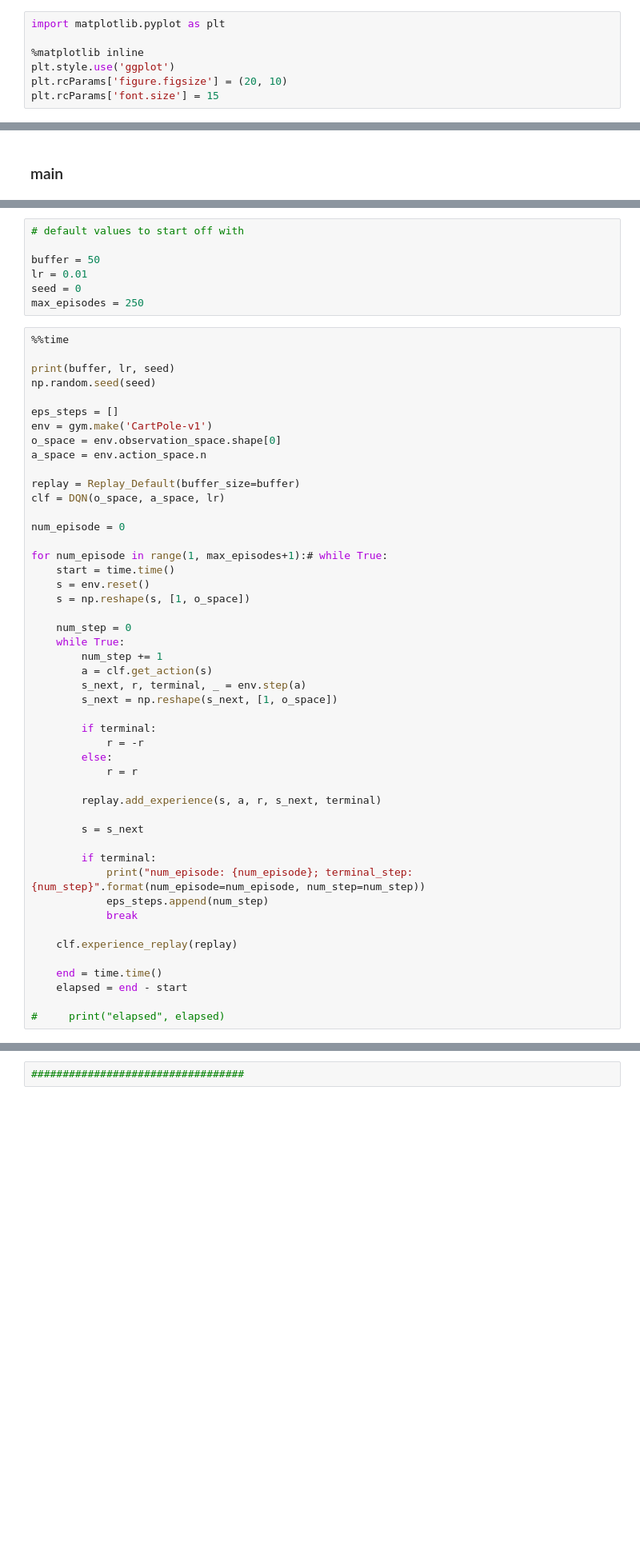
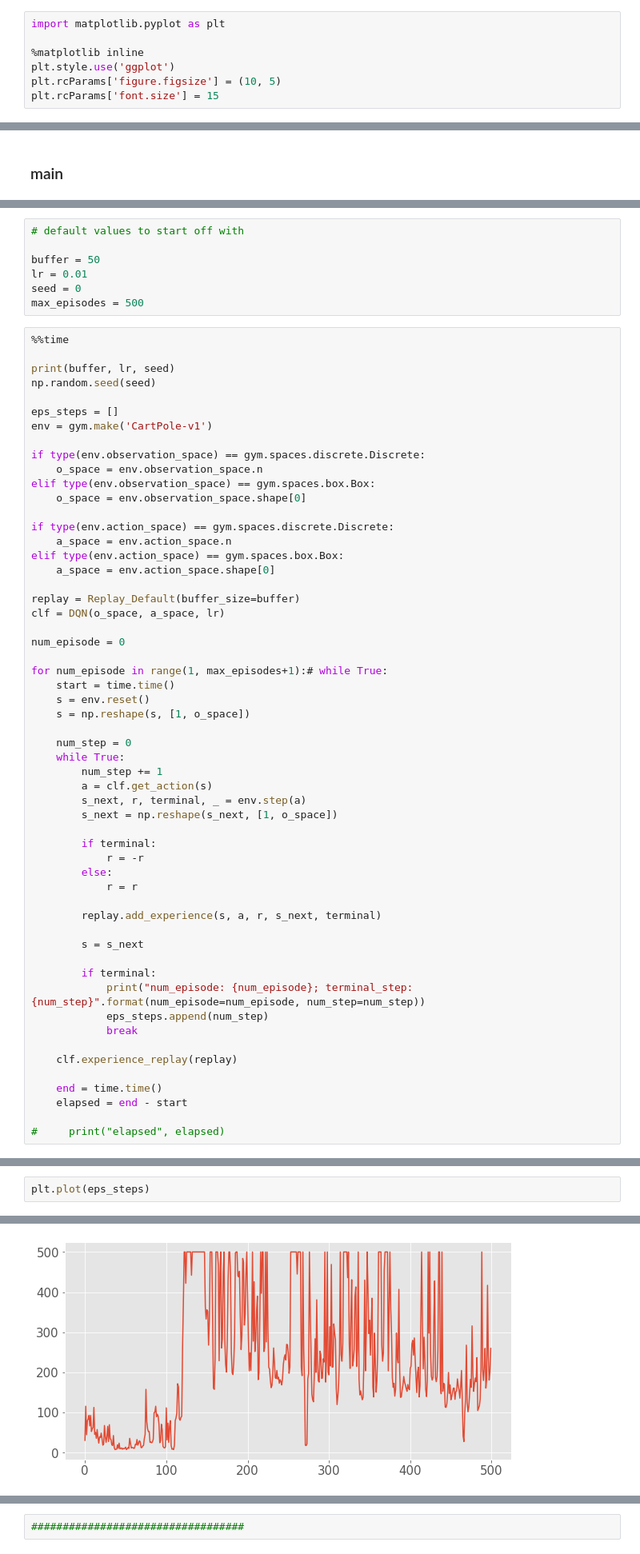
Before and after one commit to enmalik/comp767_finalproject, a Jupyter notebook: nahiyan_2.ipynb, the cells around one changed output, grey strips where cells are left out. Shown: that part at 80% size. Drawn from its saved outputs; the diff is of its cells as text; blank space fills up the shorter version.

```diff
--- a/nahiyan_2.ipynb
+++ b/nahiyan_2.ipynb
@@ -5,7 +5,7 @@ import matplotlib.pyplot as plt
 
 %matplotlib inline
 plt.style.use('ggplot')
-plt.rcParams['figure.figsize'] = (20, 10)
+plt.rcParams['figure.figsize'] = (10, 5)
 plt.rcParams['font.size'] = 15
 # %%
 import numpy as np
@@ -175,7 +256,7 @@ max_episodes = 100
 buffer = 50
 lr = 0.01
 seed = 0
-max_episodes = 250
+max_episodes = 500
 # %%
 %%time
 
@@ -184,8 +265,16 @@ np.random.seed(seed)
 
 eps_steps = []
 env = gym.make('CartPole-v1')
-o_space = env.observation_space.shape[0]
-a_space = env.action_space.n
+
+if type(env.observation_space) == gym.spaces.discrete.Discrete:
+    o_space = env.observation_space.n
+elif type(env.observation_space) == gym.spaces.box.Box:
+    o_space = env.observation_space.shape[0]
+
+if type(env.action_space) == gym.spaces.discrete.Discrete:
+    a_space = env.action_space.n
+elif type(env.action_space) == gym.spaces.box.Box:
+    a_space = env.action_space.shape[0]
 
 replay = Replay_Default(buffer_size=buffer)
 clf = DQN(o_space, a_space, lr)
@@ -244,0 +334,3 @@ Wall time: 29.9 s
+# %%
+plt.plot(eps_steps)
+# %% [output]
@@ -244,0 +338 @@ Wall time: 29.9 s
+[figure, added]
```
Also changed, not shown: parts of 10 cells of this notebook.
